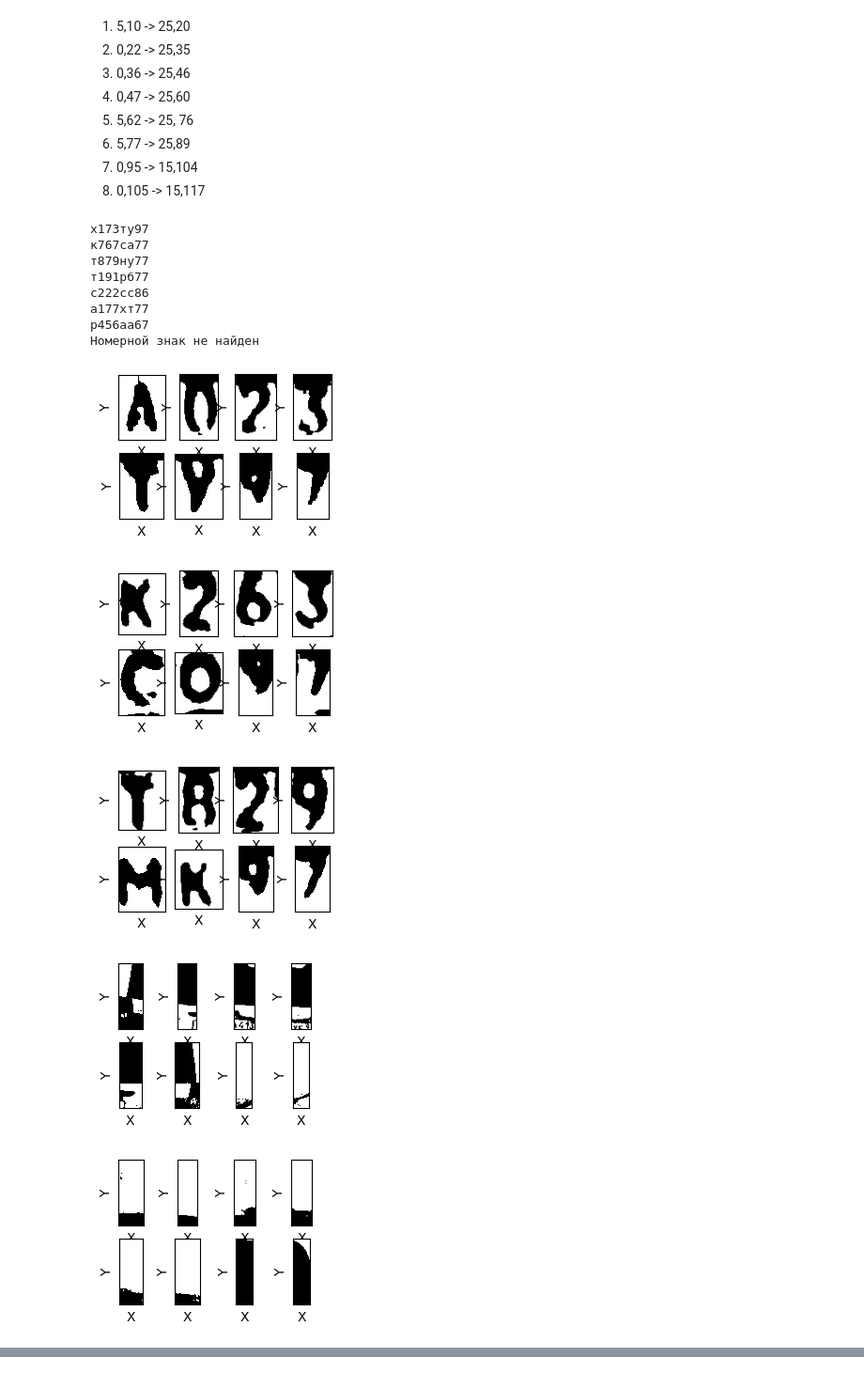
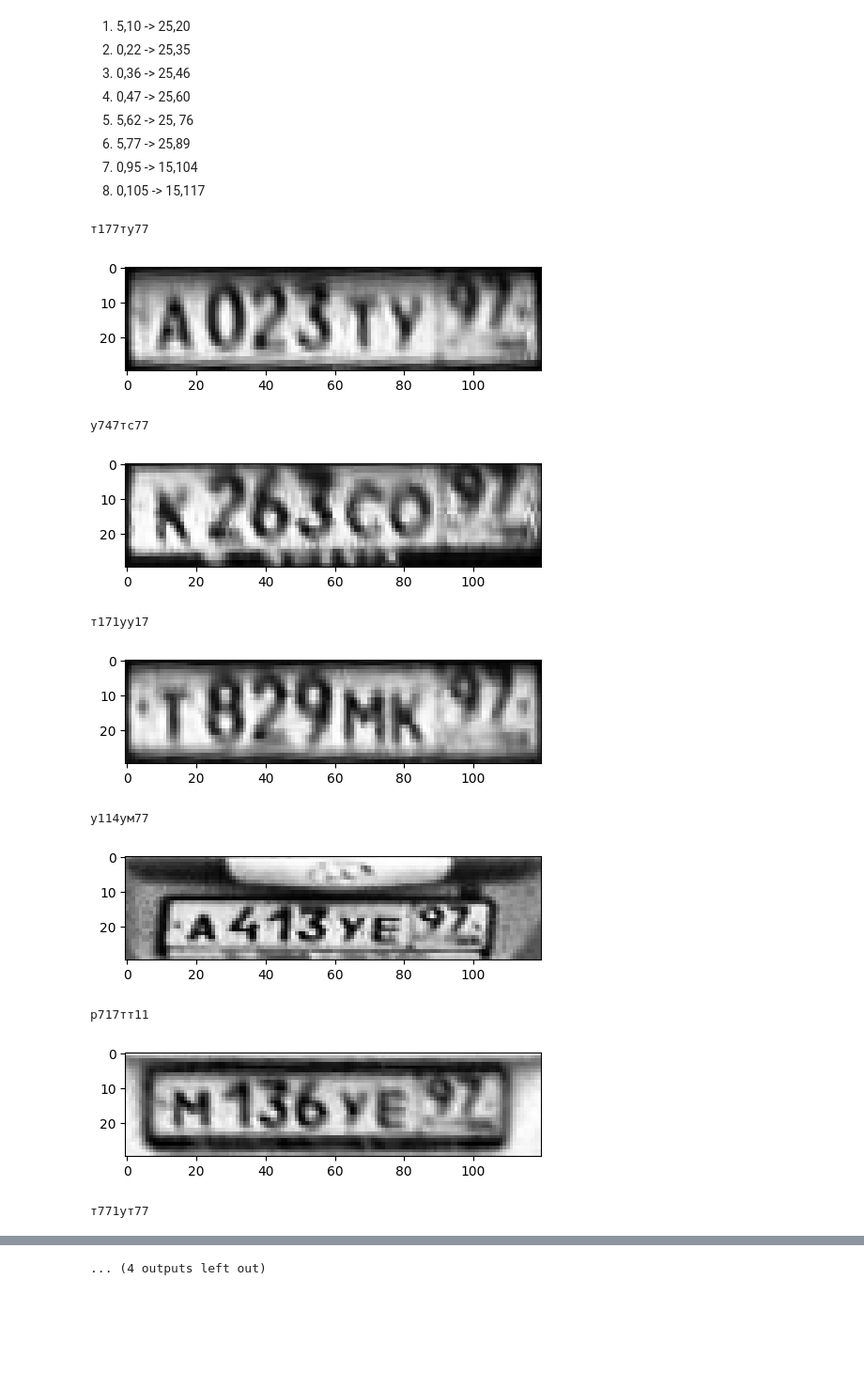
Before and after one commit to AlexanderTereshenkov/computer-vision, a Jupyter notebook: practice/plates.ipynb, the cells around one changed output, grey strips where cells are left out. Shown at 94% size. Drawn from its saved outputs; the diff is of its cells as text; code cells hidden in the pictures; blank space fills up the shorter version.

```diff
--- a/practice/plates.ipynb
+++ b/practice/plates.ipynb
@@ -274,59 +274,57 @@ def preprocces_symb_img(sym_img, min_thresh):
 
 img_count = 8
 
 for i in range(1, img_count + 1):
     img = cv.imread(f"../car_plates_img/car_p_{i}.jpg")
     img = cv.cvtColor(img, cv.COLOR_BGR2GRAY)
 
-    cropped_img = process_image(img)
+    cropped_img = find_plate_2(img)
 
     if(cropped_img is None):
         continue
 
     # cropped_img = find_plate_2(img, False)
-    # nums = segment_characters(cropped_img)
+    nums = segment_characters(cropped_img)
     # nums = [preprocces_symb_img(x, 120) for x in nums]
 
-    plate = recognise_pattern(cropped_img, numbers_templates, chars_templates)
+    plate = recognise_pattern(nums, numbers_templates, chars_templates)
     print(plate)
-    fig, axes = plt.subplots(2, 4, figsize=(3, 2))
-    for i, ax in enumerate(axes.flat):
+    # fig, axes = plt.subplots(2, 4, figsize=(3, 2))
+    # for i, ax in enumerate(axes.flat):
 
-        if i < len(cropped_img):
-            im = ax.imshow(cropped_img[i], cmap='gray')
-            ax.set_xlabel('X')
-            ax.set_ylabel('Y')
-            # Убираем метки осей для экономии места
-            ax.set_xticks([])
-            ax.set_yticks([])
+    #     if i < len(cropped_img):
+    #         im = ax.imshow(cropped_img[i], cmap='gray')
+    #         ax.set_xlabel('X')
+    #         ax.set_ylabel('Y')
+    #         # Убираем метки осей для экономии места
+    #         ax.set_xticks([])
+    #         ax.set_yticks([])
     # fig, (ax1, ax2) = plt.subplots(1, 2, figsize=(12, 6))
     # ax1.imshow(img, cmap="gray")
     # ax1.set_title(f'Исходное изображение {i}')
     # ax1.axis('off')
 
     # ax2.imshow(cropped_img, cmap="gray")
     # ax2.set_title(f'Вырезанная часть {i}')
     # ax2.axis('off')
 
     # ax1.set_aspect('equal')
     # ax2.set_aspect('equal')
     # print(plate)
-    # fig, ax = plt.subplots(1, 1, figsize=(5,3))
-    # ax.imshow(cropped_img, cmap="gray")
+    fig, ax = plt.subplots(1, 1, figsize=(5,3))
+    ax.imshow(cropped_img, cmap="gray")
 
-    # plt.tight_layout()
-    # plt.show()
+    plt.tight_layout()
+    plt.show()
 # %% [output]
-х173ту97
-к767са77
-т879ну77
-т191рб77
-с222сс86
-а177хт77
-р456аа67
-Номерной знак не найден
+т177ту77
-[figure, old version]
+[figure, new version]
+у747тс77
-[figure, old version]
+[figure, new version]
+т171уу17
-[figure, old version]
+[figure, new version]
+у114ум77
-[figure, old version]
+[figure, new version]
+р717тт11
-[figure, old version]
+[figure, new version]
+т771ут77
@@ -334,0 +332 @@ for i in range(1, img_count + 1):
+... (4 outputs left out)
```
Also changed, not shown: parts of 1 cell of this notebook, 3 other files.
